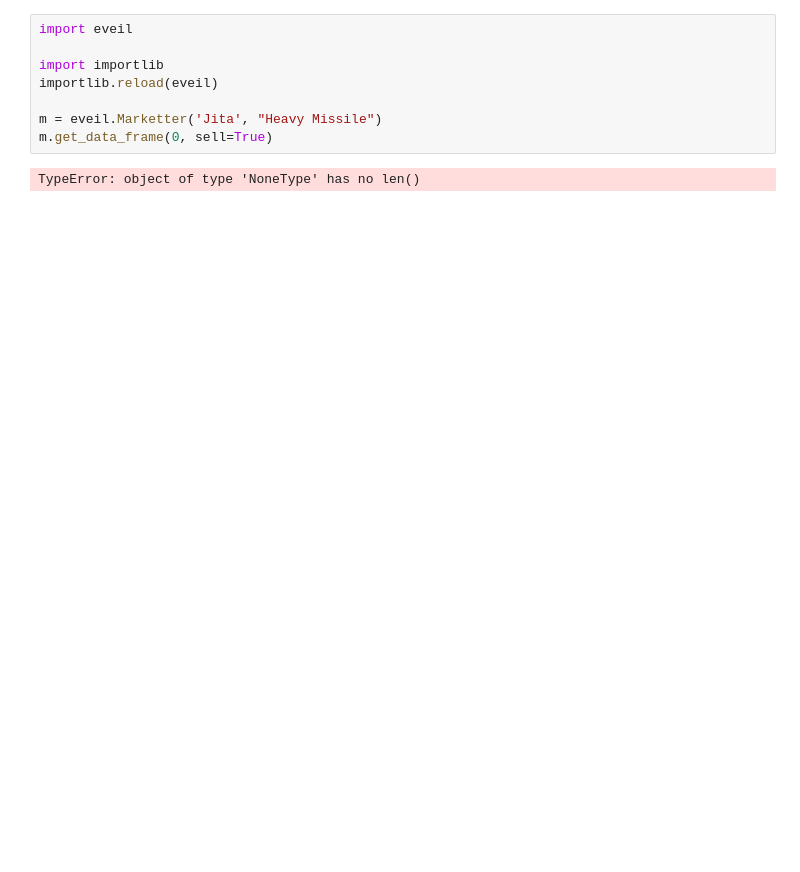
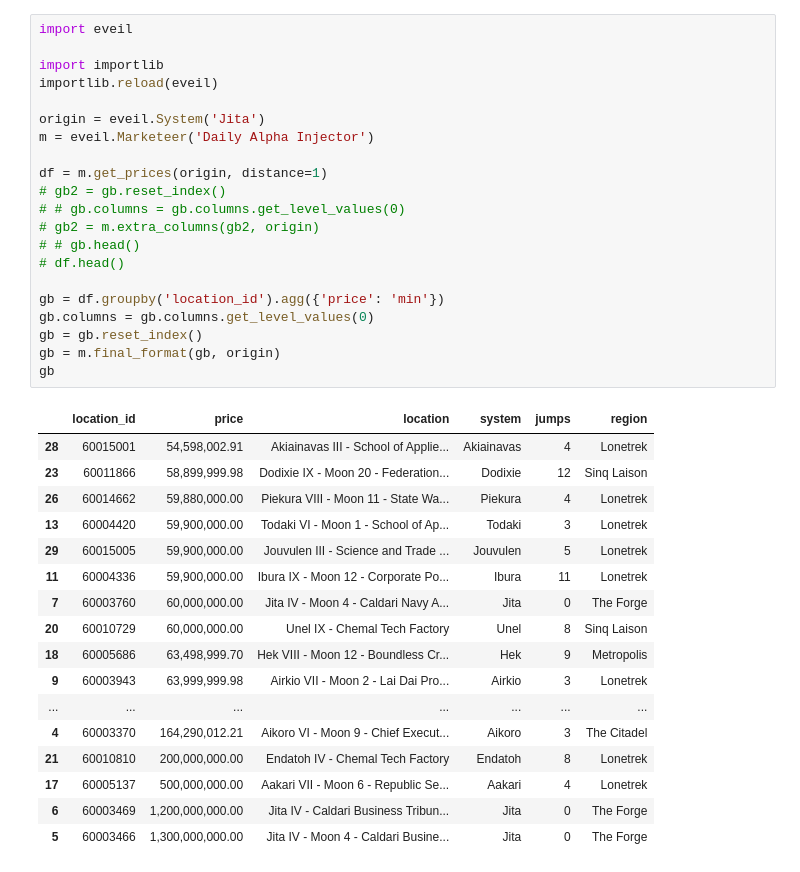
Before and after one commit to Kaniabi/eveil, a Jupyter notebook: notebooks/Eve and Pandas.ipynb, the cells around one changed output. Drawn from its saved outputs; the diff is of its cells as text; blank space fills up the shorter version.

Commit message:
WIP: Marketeer...

```diff
--- a/notebooks/Eve and Pandas.ipynb
+++ b/notebooks/Eve and Pandas.ipynb
@@ -1,10 +1,39 @@
-# %%
-import eveil
-
-import importlib
-importlib.reload(eveil)
-
-m = eveil.Marketter('Jita', "Heavy Missile")
-m.get_data_frame(0, sell=True)
-# %% [output]
-TypeError: object of type 'NoneType' has no len()
+# %%
+import eveil
+
+import importlib
+importlib.reload(eveil)
+
+origin = eveil.System('Jita')
+m = eveil.Marketeer('Daily Alpha Injector')
+
+df = m.get_prices(origin, distance=1)
+# gb2 = gb.reset_index()
+# # gb.columns = gb.columns.get_level_values(0)
+# gb2 = m.extra_columns(gb2, origin)
+# # gb.head()
+# df.head()
+
+gb = df.groupby('location_id').agg({'price': 'min'})
+gb.columns = gb.columns.get_level_values(0)
+gb = gb.reset_index()
+gb = m.final_format(gb, origin)
+gb
+# %% [output]
+|  | location_id | price | location | system | jumps | region |
+| 28 | 60015001 | 54,598,002.91 | Akiainavas III - School of Applie... | Akiainavas | 4 | Lonetrek |
+| 23 | 60011866 | 58,899,999.98 | Dodixie IX - Moon 20 - Federation... | Dodixie | 12 | Sinq Laison |
+| 26 | 60014662 | 59,880,000.00 | Piekura VIII - Moon 11 - State Wa... | Piekura | 4 | Lonetrek |
+| 13 | 60004420 | 59,900,000.00 | Todaki VI - Moon 1 - School of Ap... | Todaki | 3 | Lonetrek |
+| 29 | 60015005 | 59,900,000.00 | Jouvulen III - Science and Trade ... | Jouvulen | 5 | Lonetrek |
+| 11 | 60004336 | 59,900,000.00 | Ibura IX - Moon 12 - Corporate Po... | Ibura | 11 | Lonetrek |
+| 7 | 60003760 | 60,000,000.00 | Jita IV - Moon 4 - Caldari Navy A... | Jita | 0 | The Forge |
+| 20 | 60010729 | 60,000,000.00 | Unel IX - Chemal Tech Factory | Unel | 8 | Sinq Laison |
+| 18 | 60005686 | 63,498,999.70 | Hek VIII - Moon 12 - Boundless Cr... | Hek | 9 | Metropolis |
+| 9 | 60003943 | 63,999,999.98 | Airkio VII - Moon 2 - Lai Dai Pro... | Airkio | 3 | Lonetrek |
+| ... | ... | ... | ... | ... | ... | ... |
+| 4 | 60003370 | 164,290,012.21 | Aikoro VI - Moon 9 - Chief Execut... | Aikoro | 3 | The Citadel |
+| 21 | 60010810 | 200,000,000.00 | Endatoh IV - Chemal Tech Factory | Endatoh | 8 | Lonetrek |
+| 17 | 60005137 | 500,000,000.00 | Aakari VII - Moon 6 - Republic Se... | Aakari | 4 | Lonetrek |
+| 6 | 60003469 | 1,200,000,000.00 | Jita IV - Caldari Business Tribun... | Jita | 0 | The Forge |
+| 5 | 60003466 | 1,300,000,000.00 | Jita IV - Moon 4 - Caldari Busine... | Jita | 0 | The Forge |
```
Also changed, not shown: parts of 2 cells of this notebook, 6 other files.
